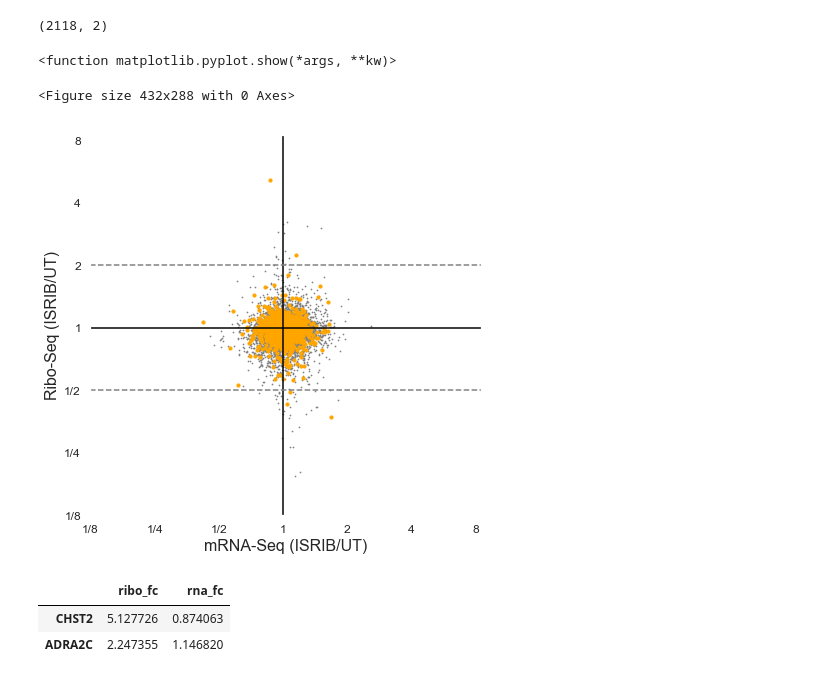
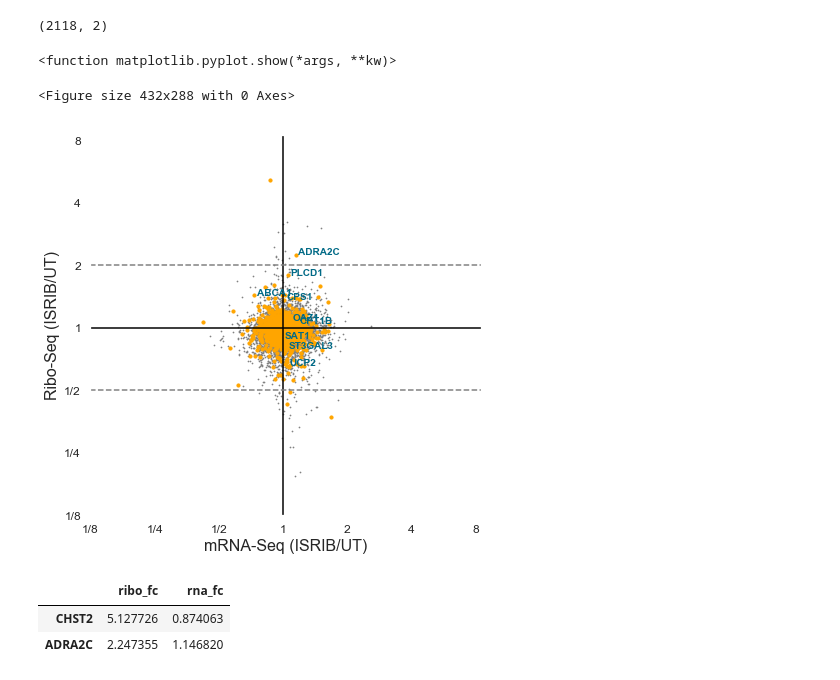
Before and after one commit to XPRESSyourself/xpressyourself_manuscript, a Jupyter notebook: riboprof_test/walter_isrib/walter_isrib_analysis.ipynb, the cells around one changed output. Cells and saved outputs as stored; diff of their text form; code cells hidden in the pictures.

```diff
--- a/riboprof_test/walter_isrib/walter_isrib_analysis.ipynb
+++ b/riboprof_test/walter_isrib/walter_isrib_analysis.ipynb
@@ -579,6 +749,20 @@ ax.set_xlabel("mRNA-Seq (Tm/UT)", fontsize=16)
 ax.set_xlim(.125,8.5)
 ax.set_ylim(.125,8.5)
 ax.set_facecolor("#FFFFFF")
+
+for index, row in data_fig1a_mitocarta.iterrows():
+    if index == 'ACCS':
+        ax.text(row[1] + 0.05, row[0], str(index), horizontalalignment='left', size='medium', color='#be00be', weight='semibold')
+    elif index == 'CPT1B':
+        ax.text(row[1] + 0.05, row[0] + 0.05, str(index), horizontalalignment='left', size='medium', color='#be00be', weight='semibold')
+    elif index == 'NGRN':
+        ax.text(row[1] + 0.05, row[0] - 0.05, str(index), horizontalalignment='left', size='medium', color='#be00be', weight='semibold')
+    elif index == 'CPS1':
+        ax.text(row[1] - 0.05, row[0] - 0.025, str(index), horizontalalignment='right', size='medium', color='#be00be', weight='semibold')
+    elif index in ['SLMO1', 'UCP2', 'OBSCN']:
+        ax.text(row[1] + 0.05, row[0] - 0.05, str(index), horizontalalignment='left', size='medium', color='#be00be', weight='semibold')
+    else:
+        pass
 
 x = [.125,.250,.500,1,2,4,8]
 ticks = ["1/8","1/4","1/2","1","2","4","8"]
@@ -820,6 +1040,8 @@ ax.set_xlabel("mRNA-Seq (Tm/UT)", fontsize=16)
 ax.set_xlim(.125,8.5)
 ax.set_ylim(.125,8.5)
 ax.set_facecolor("#FFFFFF")
+
+
 
 x = [.125,.250,.500,1,2,4,8]
 ticks = ["1/8","1/4","1/2","1","2","4","8"]
@@ -857,6 +1079,12 @@ rna_mito = np.ndarray.tolist(rna_mito)
 ax.scatter(rna_all, ribo_all, s=.5,c='gray')
 ax.scatter(rna_mito, ribo_mito, s=10,c='#ffa500')
 
+for index, row in data_fig1a_enzymes.iterrows():
+    if index in [ 'CPS1', 'CPT1B', 'UCP2', 'ST3GAL3', 'OAZ1', 'SAT1', 'ABCA1', 'PLCD1', 'ADRA2C', 'PLCD1']:
+        ax.text(row[1] + 0.025, row[0], str(index), horizontalalignment='left', size='medium', color='#016a86', weight='semibold')
+    else:
+        pass
+
 plt.savefig('./plots/tm_enzymes.pdf', dpi=1800, bbox_inches='tight')
 
 plt.show
@@ -943,6 +1171,12 @@ rna_mito = np.ndarray.tolist(rna_mito)
 ax.scatter(rna_all, ribo_all, s=.5,c='gray')
 ax.scatter(rna_mito, ribo_mito, s=10,c='#ffa500')
 
+for index, row in data_fig1b_enzymes.iterrows():
+    if index in [ 'CPS1', 'CPT1B', 'UCP2', 'ST3GAL3', 'OAZ1', 'SAT1', 'ABCA1', 'PLCD1', 'ADRA2C', 'PLCD1']:
+        ax.text(row[1] + 0.025, row[0], str(index), horizontalalignment='left', size='medium', color='#016a86', weight='semibold')
+    else:
+        pass
+
 plt.savefig('./plots/tmisrib_enzymes.pdf', dpi=1800, bbox_inches='tight')
 
 plt.show
@@ -1003,34 +1243,40 @@ ax.set_yticklabels([""]*len(xm), minor=True)
 
 #Prep data
 #All
 ribo_all = data_fig1c[['ribo_fc']].sum(axis=1).values.tolist()
 ribo_all = np.array(ribo_all).astype(np.float)
 ribo_all = np.ndarray.tolist(ribo_all)
 
 rna_all = data_fig1c[['rna_fc']].sum(axis=1).values.tolist()
 rna_all = np.array(rna_all).astype(np.float)
 rna_all = np.ndarray.tolist(rna_all)
 
 #ORFs
 ribo_mito = data_fig1c_enzymes[['ribo_fc']].sum(axis=1).values.tolist()
 ribo_mito = np.array(ribo_mito).astype(np.float)
 ribo_mito = np.ndarray.tolist(ribo_mito)
 
 rna_mito = data_fig1c_enzymes[['rna_fc']].sum(axis=1).values.tolist()
 rna_mito = np.array(rna_mito).astype(np.float)
 rna_mito = np.ndarray.tolist(rna_mito)
 
 #Plot data
 ax.scatter(rna_all, ribo_all, s=.5,c='gray')
 ax.scatter(rna_mito, ribo_mito, s=10,c='#ffa500')
 
+for index, row in data_fig1c_enzymes.iterrows():
+    if index in [ 'CPS1', 'CPT1B', 'UCP2', 'ST3GAL3', 'OAZ1', 'SAT1', 'ABCA1', 'PLCD1', 'ADRA2C', 'PLCD1']:
+        ax.text(row[1] + 0.025, row[0], str(index), horizontalalignment='left', size='medium', color='#016a86', weight='semibold')
+    else:
+        pass
+
 plt.savefig('./plots/isrib_enzymes.pdf', dpi=1800, bbox_inches='tight')
 
 plt.show
 # %% [output]
 <function matplotlib.pyplot.show(*args, **kw)>
 <Figure size 432x288 with 0 Axes>
-[figure, old version]
+[figure, new version]
 # %%
 data_fig1c_enzymes.loc[data_fig1c_enzymes['ribo_fc'] > 2]
 # %% [output]
```
Also changed, not shown: parts of 20 cells of this notebook, 7 other files.
